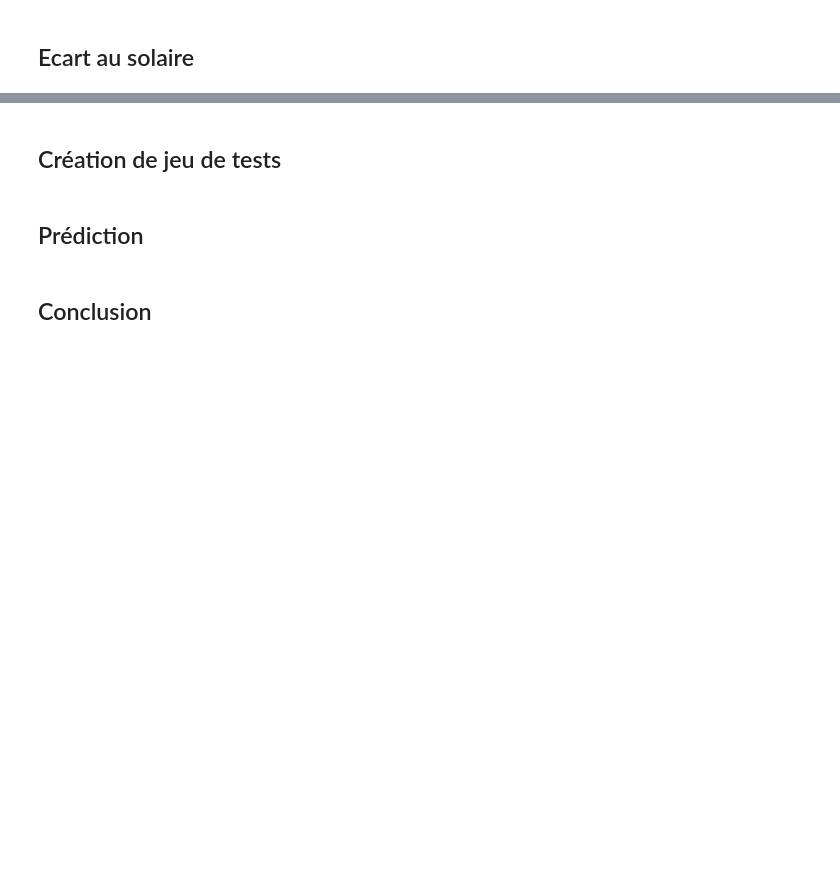
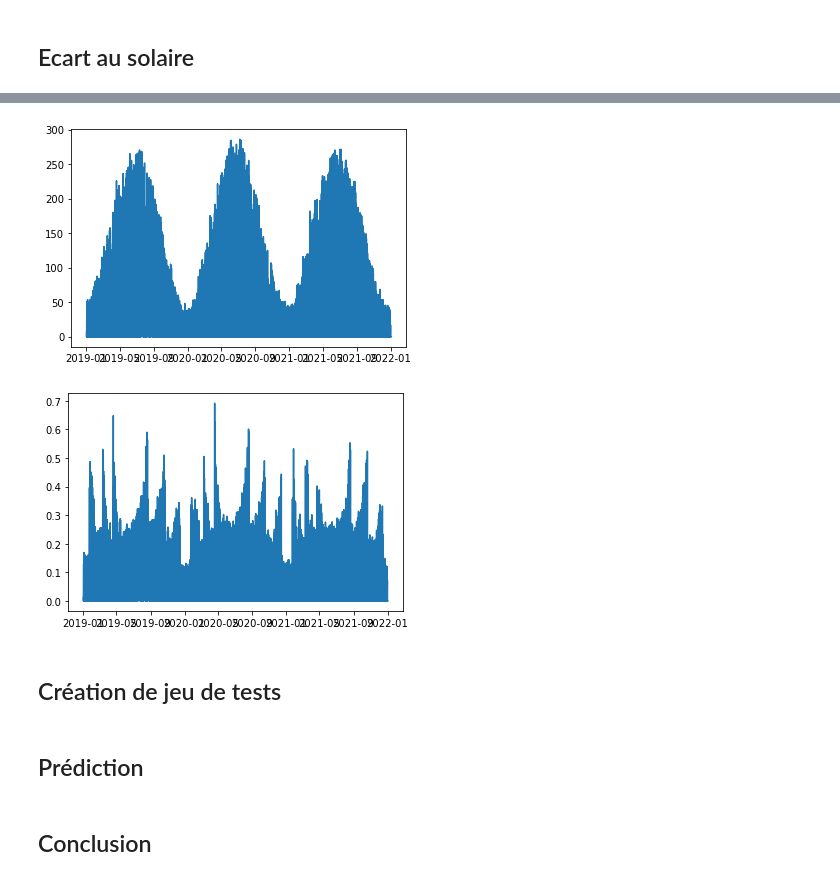
Before and after one commit to pierreberranger/Challenge_Solaire, a Jupyter notebook: challenge_solaire.ipynb, the cells around one changed output, grey strips where cells are left out. Cells and saved outputs as stored; diff of their text form; code cells hidden in the pictures; blank space fills up the shorter version.

```diff
--- a/challenge_solaire.ipynb
+++ b/challenge_solaire.ipynb
@@ -85,3 +126,10 @@ df_mcclear.index[21], df_cleaned.index[0]
 # %%
 df_global = pd.concat([df_cleaned, df_mcclear], axis=1).dropna(how="any")
-df_global
+print(df_global['TOA'])
+df_global = df_global[df_global['TOA'] >= 50]
+df_global['cor_uvb'] = df_global['uvb']/df_global['TOA']
+plt.plot(df_global['uvb'])
+plt.show()
+plt.plot(df_global['cor_uvb'])
+plt.show()
+# %% [output]
@@ -88,3 +148,5 @@ df_global
+[figure, added]
+[figure, added]
 # %% [markdown]
 ## Création de jeu de tests
 # %% [markdown]
```
Also changed, not shown: parts of 7 cells of this notebook.
